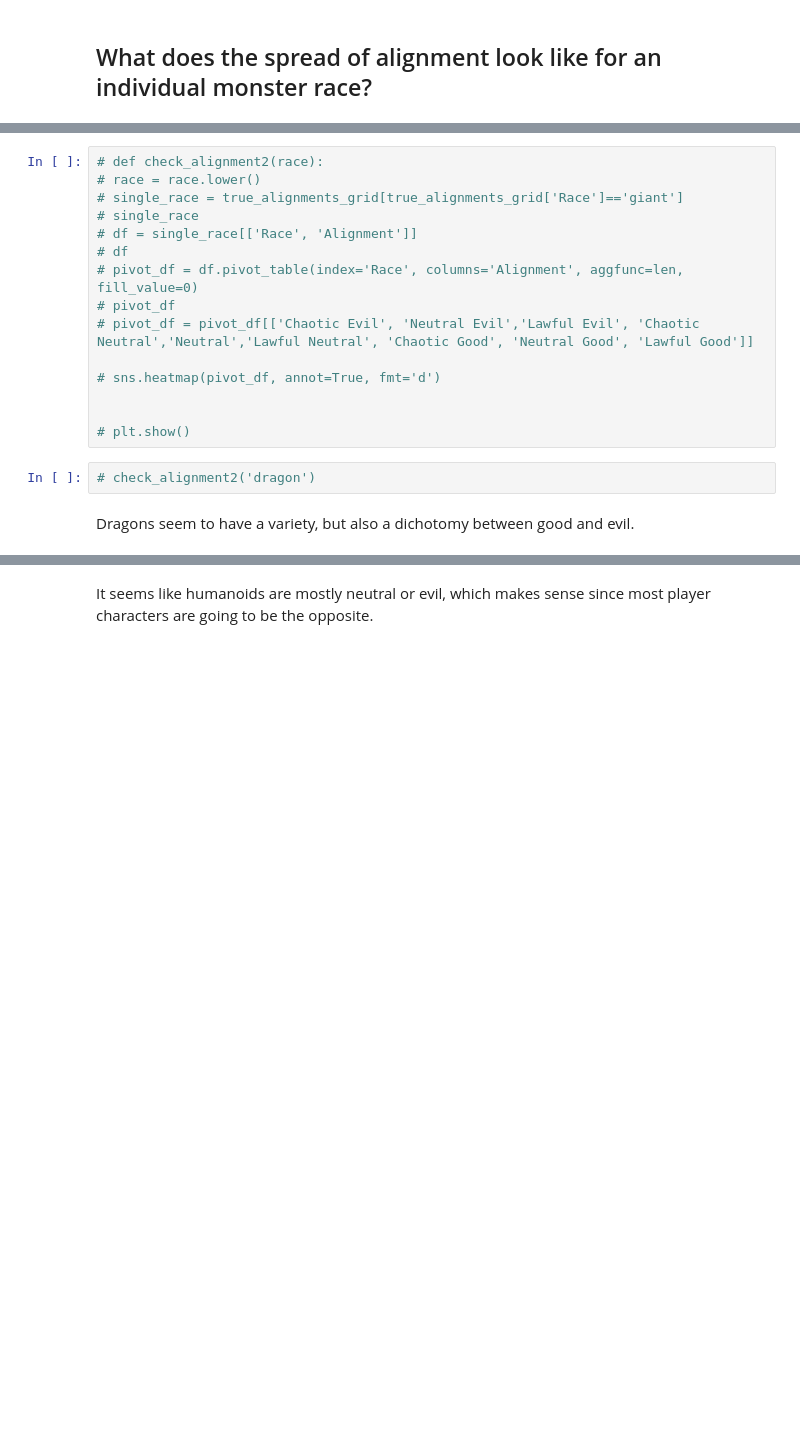
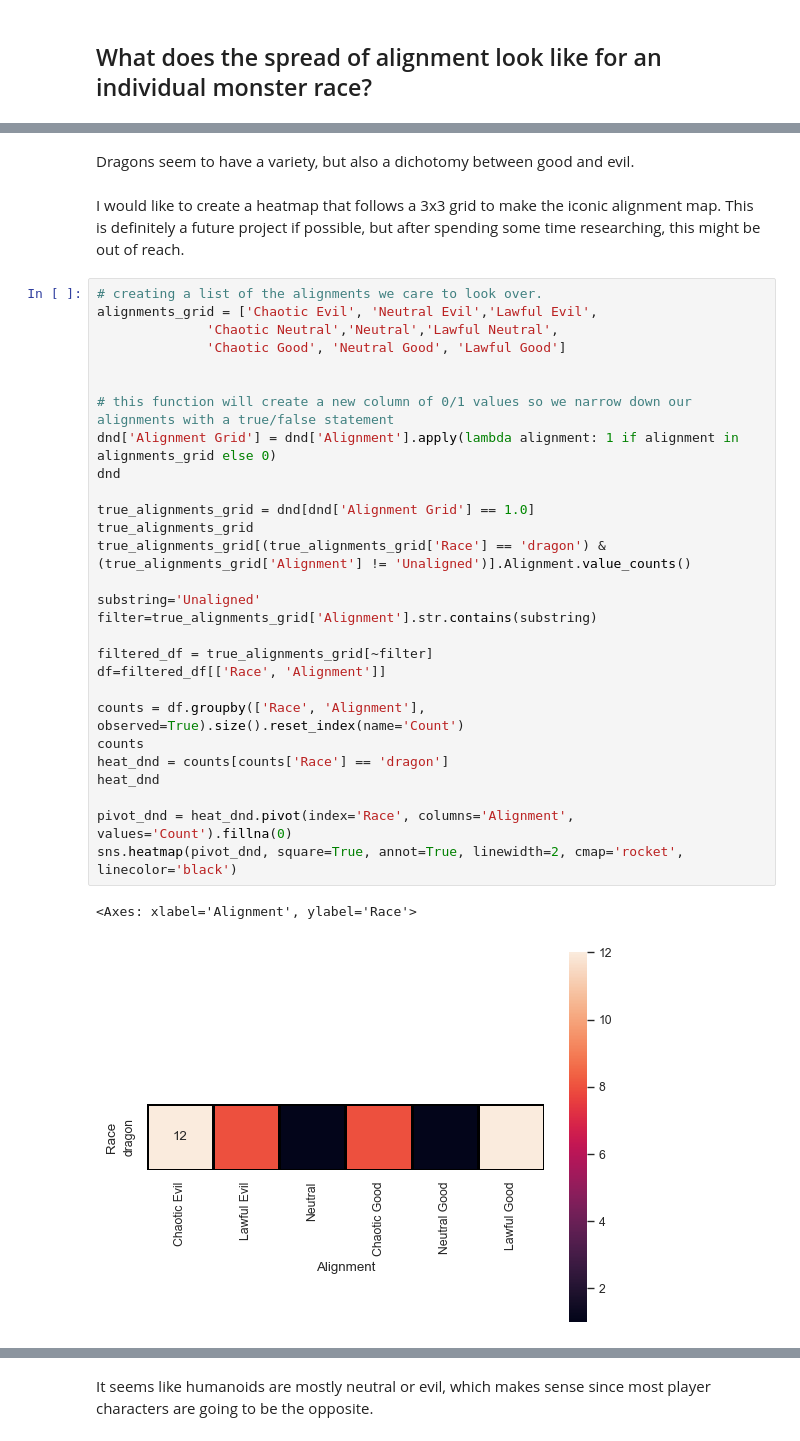
Before and after one commit to dmm4613/dnd-eda, a Jupyter notebook: dnd-eda.ipynb, the cells around one changed output, grey strips where cells are left out. Saved outputs shown, nothing was run; the diff lists cells and outputs as text; blank space fills up the shorter version.

```diff
--- a/dnd-eda.ipynb
+++ b/dnd-eda.ipynb
@@ -259,19 +229,35 @@ sns.heatmap(pivot_dnd, square=True, annot=True, linewidth=2, cmap='rocket', line
-# %%
-# def check_alignment2(race):
-# race = race.lower()
-# single_race = true_alignments_grid[true_alignments_grid['Race']=='giant']
-# single_race
-# df = single_race[['Race', 'Alignment']]
-# df
-# pivot_df = df.pivot_table(index='Race', columns='Alignment', aggfunc=len, fill_value=0)
-# pivot_df
-# pivot_df = pivot_df[['Chaotic Evil', 'Neutral Evil','Lawful Evil', 'Chaotic Neutral','Neutral','Lawful Neutral', 'Chaotic Good', 'Neutral Good', 'Lawful Good']]
-
-# sns.heatmap(pivot_df, annot=True, fmt='d')
-
-
-# plt.show()
-# %%
-# check_alignment2('dragon')
 # %% [markdown]
 Dragons seem to have a variety, but also a dichotomy between good and evil.
+# %% [markdown]
+I would like to create a heatmap that follows a 3x3 grid to make the iconic alignment map. This is definitely a future project if possible, but after spending some time researching, this might be out of reach.
+# %%
+# creating a list of the alignments we care to look over.
+alignments_grid = ['Chaotic Evil', 'Neutral Evil','Lawful Evil',
+              'Chaotic Neutral','Neutral','Lawful Neutral',
+              'Chaotic Good', 'Neutral Good', 'Lawful Good']
+
+
+# this function will create a new column of 0/1 values so we narrow down our alignments with a true/false statement
+dnd['Alignment Grid'] = dnd['Alignment'].apply(lambda alignment: 1 if alignment in alignments_grid else 0)
+dnd
+
+true_alignments_grid = dnd[dnd['Alignment Grid'] == 1.0]
+true_alignments_grid
+true_alignments_grid[(true_alignments_grid['Race'] == 'dragon') & (true_alignments_grid['Alignment'] != 'Unaligned')].Alignment.value_counts()
+
+substring='Unaligned'
+filter=true_alignments_grid['Alignment'].str.contains(substring)
+
+filtered_df = true_alignments_grid[~filter]
+df=filtered_df[['Race', 'Alignment']]
+
+counts = df.groupby(['Race', 'Alignment'], observed=True).size().reset_index(name='Count')
+counts
+heat_dnd = counts[counts['Race'] == 'dragon']
+heat_dnd
+
+pivot_dnd = heat_dnd.pivot(index='Race', columns='Alignment', values='Count').fillna(0)
+sns.heatmap(pivot_dnd, square=True, annot=True, linewidth=2, cmap='rocket', linecolor='black')
+# %% [output]
+<Axes: xlabel='Alignment', ylabel='Race'>
+[figure, added]
```
Also changed, not shown: parts of 13 cells of this notebook, 4 other files.
